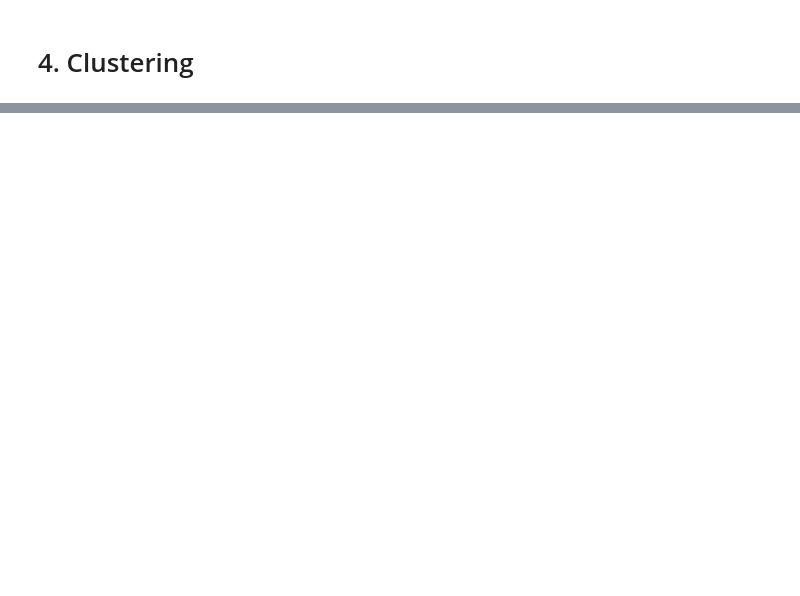
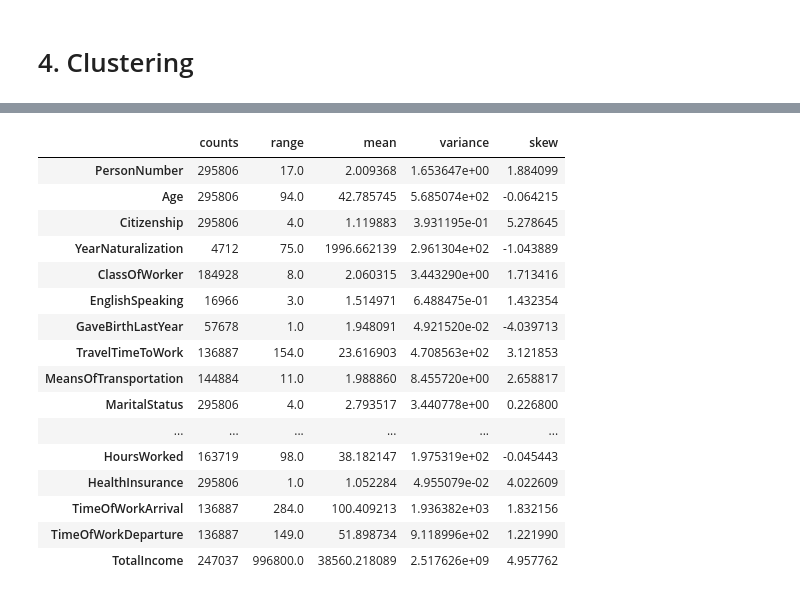
Before and after one commit to MTabbutt/SubGroupExplorerTool_DataViz_CS765, a Jupyter notebook: ToolDev_Exploration.ipynb, the cells around one changed output, grey strips where cells are left out. Cells and saved outputs as stored; diff of their text form; code cells hidden in the pictures; blank space fills up the shorter version.

```diff
--- a/ToolDev_Exploration.ipynb
+++ b/ToolDev_Exploration.ipynb
@@ -153,0 +166,2 @@ for cluster in clusters:
+# %%
+census_data_subset = Explorer("./USCensus_ACS_5yr_2019_Modified.csv", skip_rows=[0, 2])
@@ -153,0 +199,21 @@ for cluster in clusters:
+# %%
+summaryMatrix = census_data_subset.getSummaryMatrix()
+summaryMatrix
+# %% [output]
+|  | counts | range | mean | variance | skew |
+| PersonNumber | 295806 | 17.0 | 2.009368 | 1.653647e+00 | 1.884099 |
+| Age | 295806 | 94.0 | 42.785745 | 5.685074e+02 | -0.064215 |
+| Citizenship | 295806 | 4.0 | 1.119883 | 3.931195e-01 | 5.278645 |
+| YearNaturalization | 4712 | 75.0 | 1996.662139 | 2.961304e+02 | -1.043889 |
+| ClassOfWorker | 184928 | 8.0 | 2.060315 | 3.443290e+00 | 1.713416 |
+| EnglishSpeaking | 16966 | 3.0 | 1.514971 | 6.488475e-01 | 1.432354 |
+| GaveBirthLastYear | 57678 | 1.0 | 1.948091 | 4.921520e-02 | -4.039713 |
+| TravelTimeToWork | 136887 | 154.0 | 23.616903 | 4.708563e+02 | 3.121853 |
+| MeansOfTransportation | 144884 | 11.0 | 1.988860 | 8.455720e+00 | 2.658817 |
+| MaritalStatus | 295806 | 4.0 | 2.793517 | 3.440778e+00 | 0.226800 |
+| ... | ... | ... | ... | ... | ... |
+| HoursWorked | 163719 | 98.0 | 38.182147 | 1.975319e+02 | -0.045443 |
+| HealthInsurance | 295806 | 1.0 | 1.052284 | 4.955079e-02 | 4.022609 |
+| TimeOfWorkArrival | 136887 | 284.0 | 100.409213 | 1.936382e+03 | 1.832156 |
+| TimeOfWorkDeparture | 136887 | 149.0 | 51.898734 | 9.118996e+02 | 1.221990 |
+| TotalIncome | 247037 | 996800.0 | 38560.218089 | 2.517626e+09 | 4.957762 |
```
Also changed, not shown: parts of 20 cells of this notebook, 1 other file.
